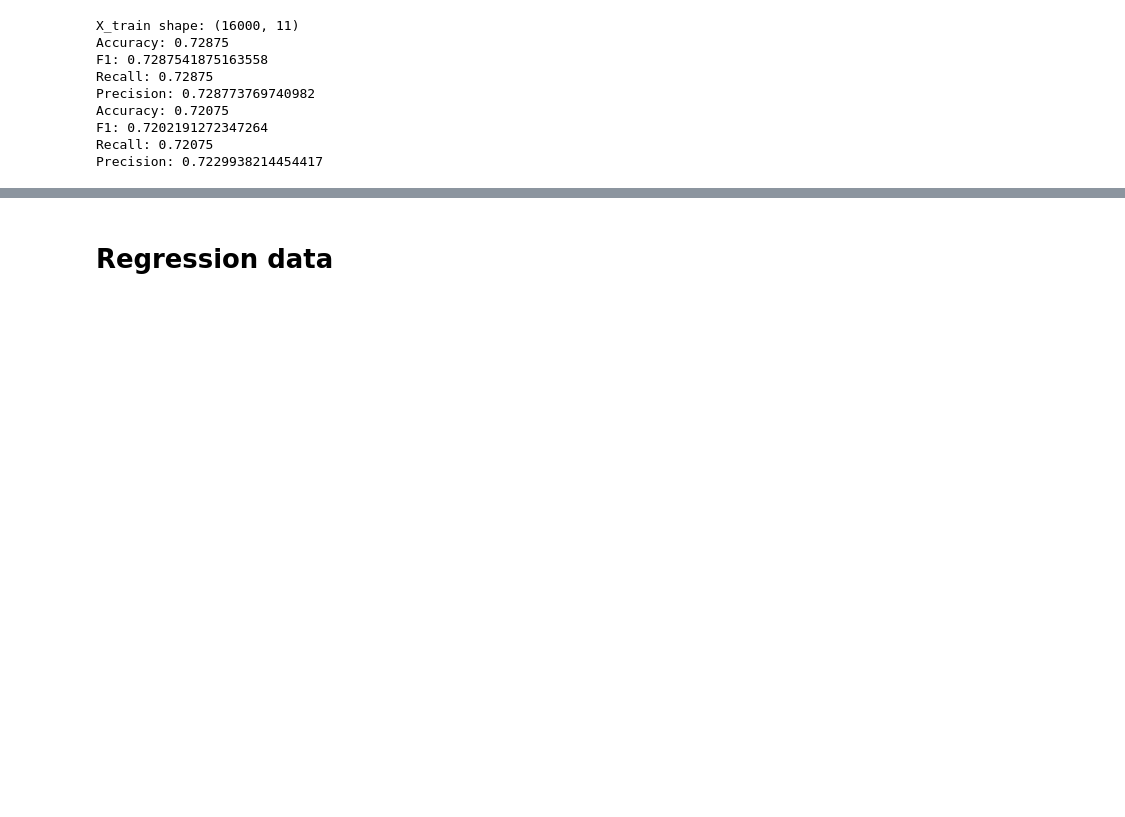
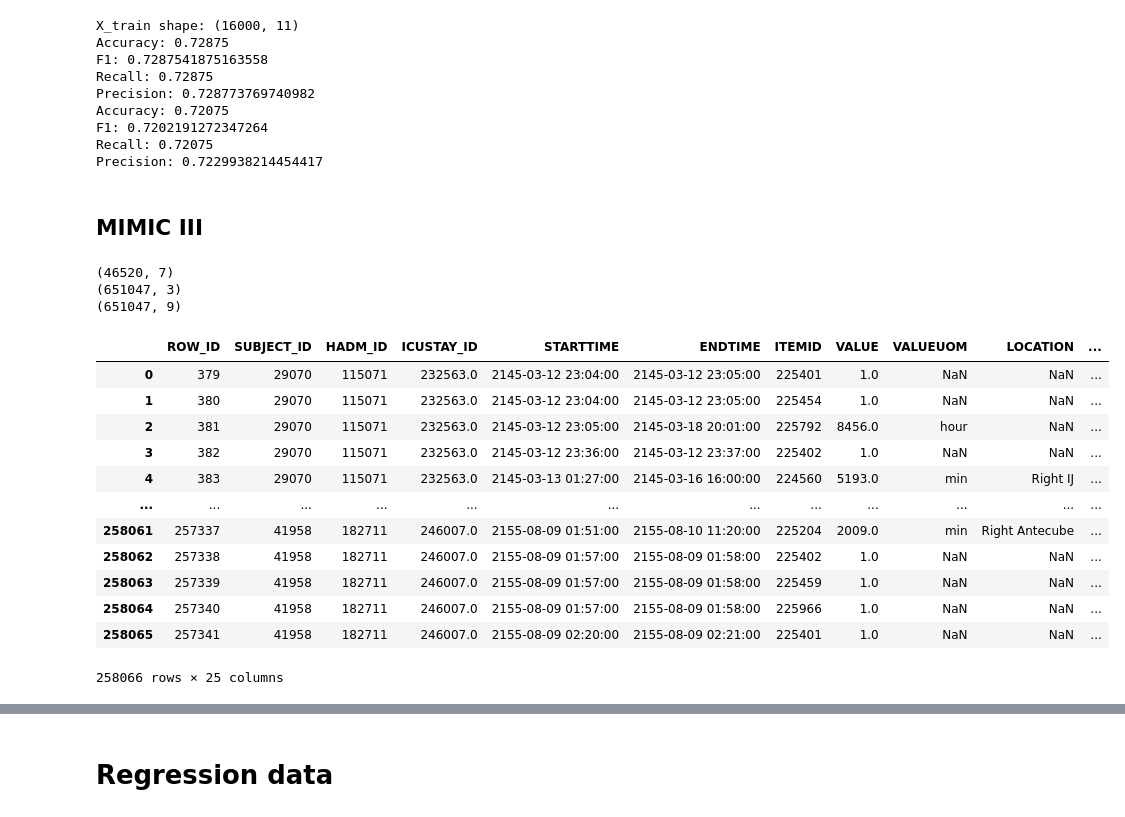
Before and after one commit to sitaomin1994/federated_imputation, a Jupyter notebook: notebook/data_preprocessing.ipynb, the cells around one changed output, grey strips where cells are left out. Cells and saved outputs as stored; diff of their text form; code cells hidden in the pictures; blank space fills up the shorter version.

```diff
--- a/notebook/data_preprocessing.ipynb
+++ b/notebook/data_preprocessing.ipynb
@@ -3106,3 +3106,35 @@ Accuracy: 0.72075
 F1: 0.7202191272347264
 Recall: 0.72075
 Precision: 0.7229938214454417
+# %% [markdown]
+## MIMIC III
+# %%
+df_patient = pd.read_csv('data/mimiciii/PATIENTS.csv').set_index('ROW_ID')
+df_diagnosis = pd.read_csv('data/mimiciii/DIAGNOSES_ICD.csv').set_index('ROW_ID')
+df_diagnosis.drop(['SEQ_NUM'], axis=1, inplace=True)
+print(df_patient.shape)
+print(df_diagnosis.shape)
+df_patient_diagnosis = pd.merge(df_patient, df_diagnosis, on='SUBJECT_ID', how='inner')
+print(df_patient_diagnosis.shape)
+# %% [output]
+(46520, 7)
+(651047, 3)
+(651047, 9)
+# %%
+df_prescription = pd.read_csv('data/mimiciii/PROCEDUREEVENTS_MV.csv')
+# %%
+df_prescription
+# %% [output]
+|  | ROW_ID | SUBJECT_ID | HADM_ID | ICUSTAY_ID | STARTTIME | ENDTIME | ITEMID | VALUE | VALUEUOM | LOCATION | ... |
+| 0 | 379 | 29070 | 115071 | 232563.0 | 2145-03-12 23:04:00 | 2145-03-12 23:05:00 | 225401 | 1.0 | NaN | NaN | ... |
+| 1 | 380 | 29070 | 115071 | 232563.0 | 2145-03-12 23:04:00 | 2145-03-12 23:05:00 | 225454 | 1.0 | NaN | NaN | ... |
+| 2 | 381 | 29070 | 115071 | 232563.0 | 2145-03-12 23:05:00 | 2145-03-18 20:01:00 | 225792 | 8456.0 | hour | NaN | ... |
+| 3 | 382 | 29070 | 115071 | 232563.0 | 2145-03-12 23:36:00 | 2145-03-12 23:37:00 | 225402 | 1.0 | NaN | NaN | ... |
+| 4 | 383 | 29070 | 115071 | 232563.0 | 2145-03-13 01:27:00 | 2145-03-16 16:00:00 | 224560 | 5193.0 | min | Right IJ | ... |
+| ... | ... | ... | ... | ... | ... | ... | ... | ... | ... | ... | ... |
+| 258061 | 257337 | 41958 | 182711 | 246007.0 | 2155-08-09 01:51:00 | 2155-08-10 11:20:00 | 225204 | 2009.0 | min | Right Antecube | ... |
+| 258062 | 257338 | 41958 | 182711 | 246007.0 | 2155-08-09 01:57:00 | 2155-08-09 01:58:00 | 225402 | 1.0 | NaN | NaN | ... |
+| 258063 | 257339 | 41958 | 182711 | 246007.0 | 2155-08-09 01:57:00 | 2155-08-09 01:58:00 | 225459 | 1.0 | NaN | NaN | ... |
+| 258064 | 257340 | 41958 | 182711 | 246007.0 | 2155-08-09 01:57:00 | 2155-08-09 01:58:00 | 225966 | 1.0 | NaN | NaN | ... |
+| 258065 | 257341 | 41958 | 182711 | 246007.0 | 2155-08-09 02:20:00 | 2155-08-09 02:21:00 | 225401 | 1.0 | NaN | NaN | ... |
+258066 rows × 25 columns
```
Also changed, not shown: parts of 5 cells of this notebook, 1 other file.
